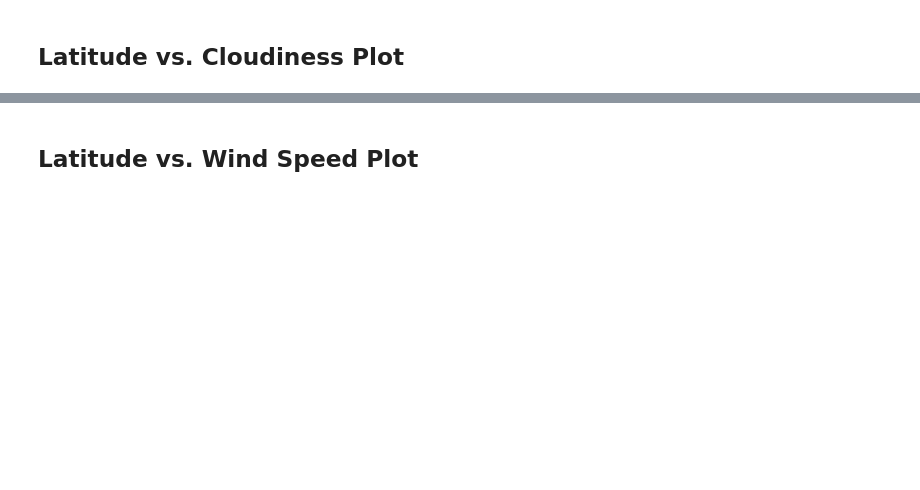
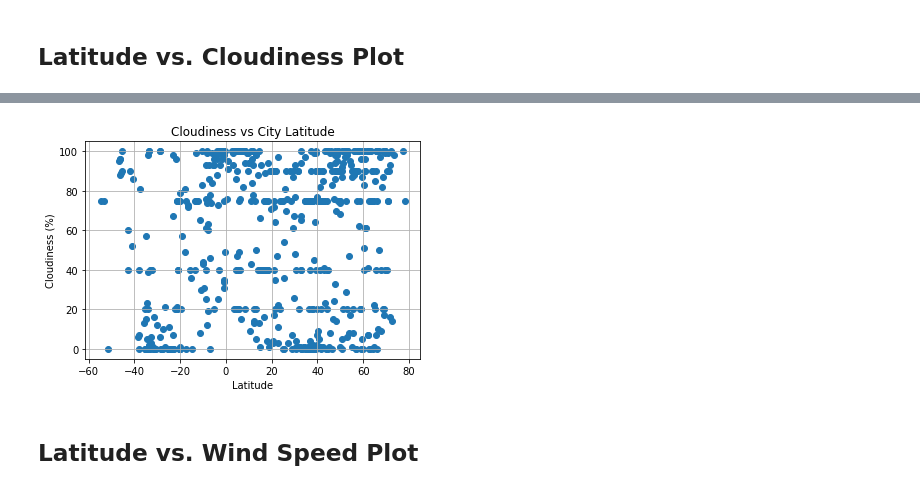
Before and after one commit to syreetamb/python-api-challenge, a Jupyter notebook: WeatherPy/WeatherPy.ipynb, the cells around one changed output, grey strips where cells are left out. Saved outputs shown, nothing was run; the diff lists cells and outputs as text; code cells hidden in the pictures; blank space fills up the shorter version.

```diff
--- a/WeatherPy/WeatherPy.ipynb
+++ b/WeatherPy/WeatherPy.ipynb
@@ -210,2 +198,15 @@ plt.show()
+# %%
+plt.scatter(weather_df["Lat"], weather_df["Cloudiness"], marker="o")
+
+plt.title("Cloudiness vs City Latitude")
+plt.ylabel("Cloudiness (%)")
+plt.xlabel("Latitude")
+plt.grid(True)
+
+plt.savefig("CloudinessvsCityLatitude.png")
+
+plt.show()
+# %% [output]
+[figure, added]
 # %% [markdown]
 ## Latitude vs. Wind Speed Plot
```
Also changed, not shown: parts of 18 cells of this notebook, 7 other files.
